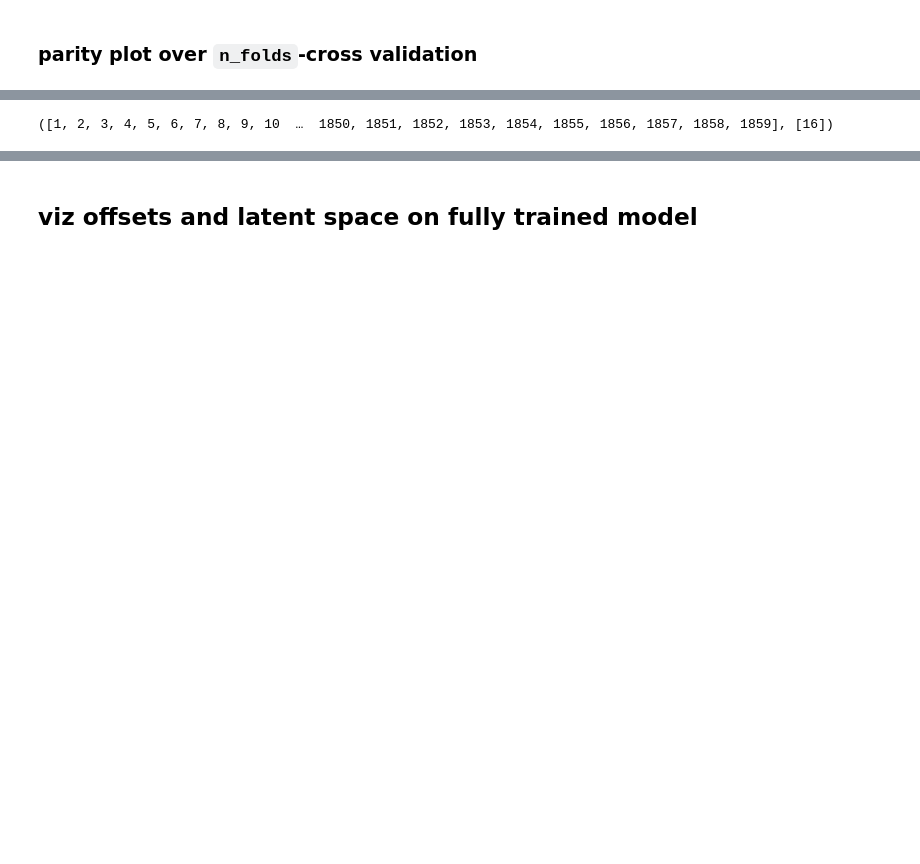
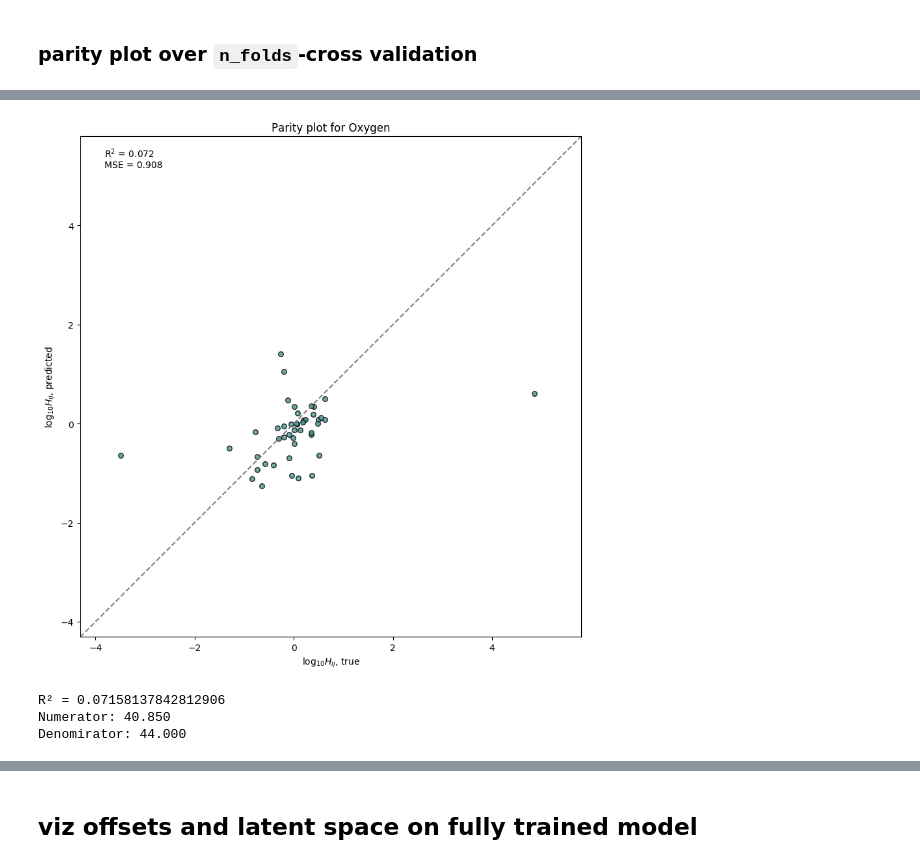
Before and after one commit to SimonEnsemble/material_recommendation_system, a Jupyter notebook: RecSys.ipynb, the cells around one changed output, grey strips where cells are left out. Saved outputs shown, nothing was run; the diff lists cells and outputs as text; code cells hidden in the pictures; blank space fills up the shorter version.

```diff
--- a/RecSys.ipynb
+++ b/RecSys.ipynb
@@ -477,5 +475,53 @@ Numerator: 1501.259
 Denomirator: 1813.000
-# %%
-kfolds[1]
-# %% [output]
-([1, 2, 3, 4, 5, 6, 7, 8, 9, 10  …  1850, 1851, 1852, 1853, 1854, 1855, 1856, 1857, 1858, 1859], [16])
+# %%
+function gas_parity_plot(gas::Union{Int, AbstractString})
+    if typeof(gas) <: AbstractString
+        @assert gas in gases
+        gas = findfirst(gas .== gases)
+    end
+    H_actual = Array{Float64, 1}()
+    H_pred = Array{Float64, 1}()
+    rmses = Array{Float64, 1}()
+    for (train_ids, test_ids) in kfolds
+        # train model on training data
+        G, M, glrm, ch = fit_glrm(opt_k, opt_γ, ids_obs[train_ids], verbose=false)
+
+        # test
+        Ĥ = impute(glrm)
+        H_pred = vcat(H_pred, [Ĥ[i, j] for (i, j) in ids_obs[test_ids] if i == gas])
+        H_actual = vcat(H_actual, [H[i, j] for (i, j) in ids_obs[test_ids] if i == gas])
+        this_mse = sum((H_pred .- H_actual) .^ 2) / length(H_pred)
+    end
+
+    R² = 1 - sum((H_pred .- H_actual) .^ 2) / sum((H_actual .- mean(H_actual)) .^ 2)
+    @show R²
+    @printf("Numerator: %.3f\n", sum((H_pred .- H_actual) .^ 2))
+    @printf("Denomirator: %.3f\n", sum((H_actual .- mean(H_actual)) .^ 2))
+
+
+    fig, ax = subplots(figsize=(10,10))
+    ax.set_xlabel(L"$\log_{10} H_{ij}$, true")
+    ax.set_ylabel(L"$\log_{10} H_{ij}$, predicted")
+    if length(H_pred) > 80
+        ax.hexbin(H_actual, H_pred, cmap="Greens", mincnt=1) #mincnt=1 makes bins white
+    else
+        ax.scatter(H_actual, H_pred, s=30, fc="#469990", ec="k", alpha=0.8)
+    end
+    xlim = [ax.get_xlim()...]
+    ylim = [ax.get_ylim()...]
+
+    lim = diff(xlim)[1] > diff(ylim)[1] ? xlim : ylim
+    ax.plot(lim.*1.1, lim.*1.1, linestyle="--", color="gray")
+    ax.set_xlim(lim.*1.1)
+    ax.set_ylim(lim.*1.1)
+    ax.text(lim[1]+0.1, lim[2]-0.1, @sprintf("R\$^2\$ = %.3f\nMSE = %.3f", R², sum((H_pred .- H_actual) .^ 2)/length(H_pred)))
+
+    ax.set_title("Parity plot for " * gases[gas])
+    ax.set_aspect("equal")
+end
+gas_parity_plot(13)
+# %% [output]
+[figure, added]
+R² = 0.07158137842812906
+Numerator: 40.850
+Denomirator: 44.000
```
Also changed, not shown: parts of 18 cells of this notebook.
